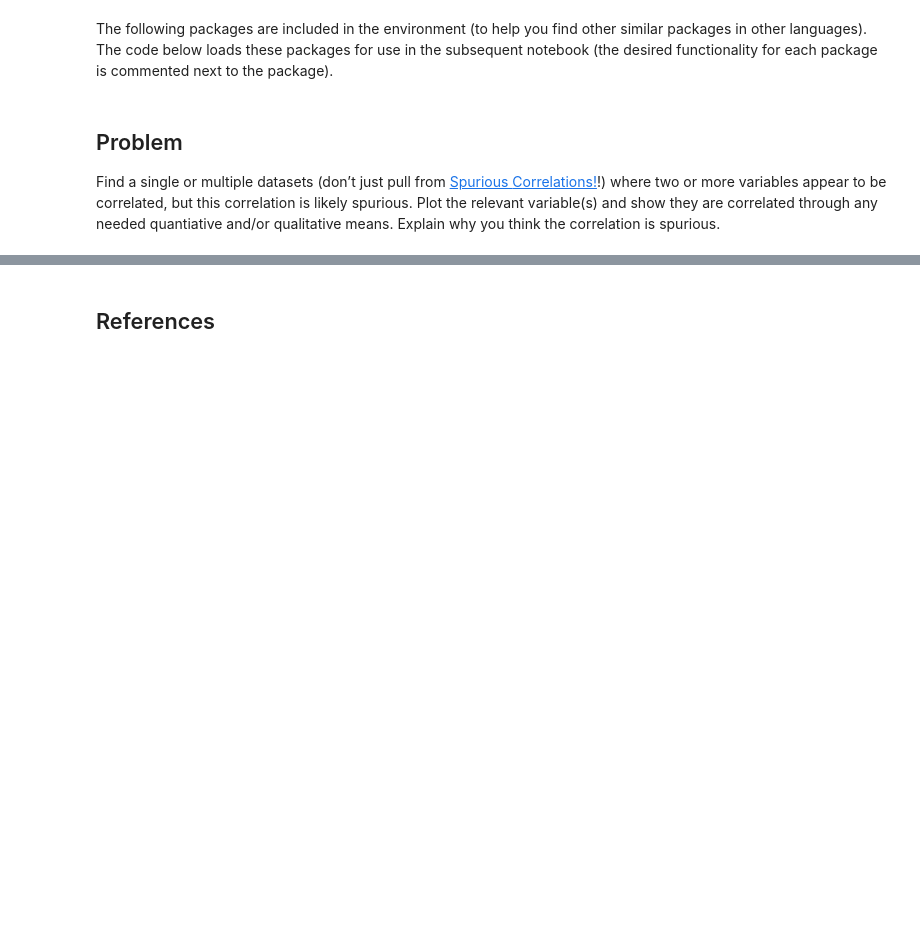
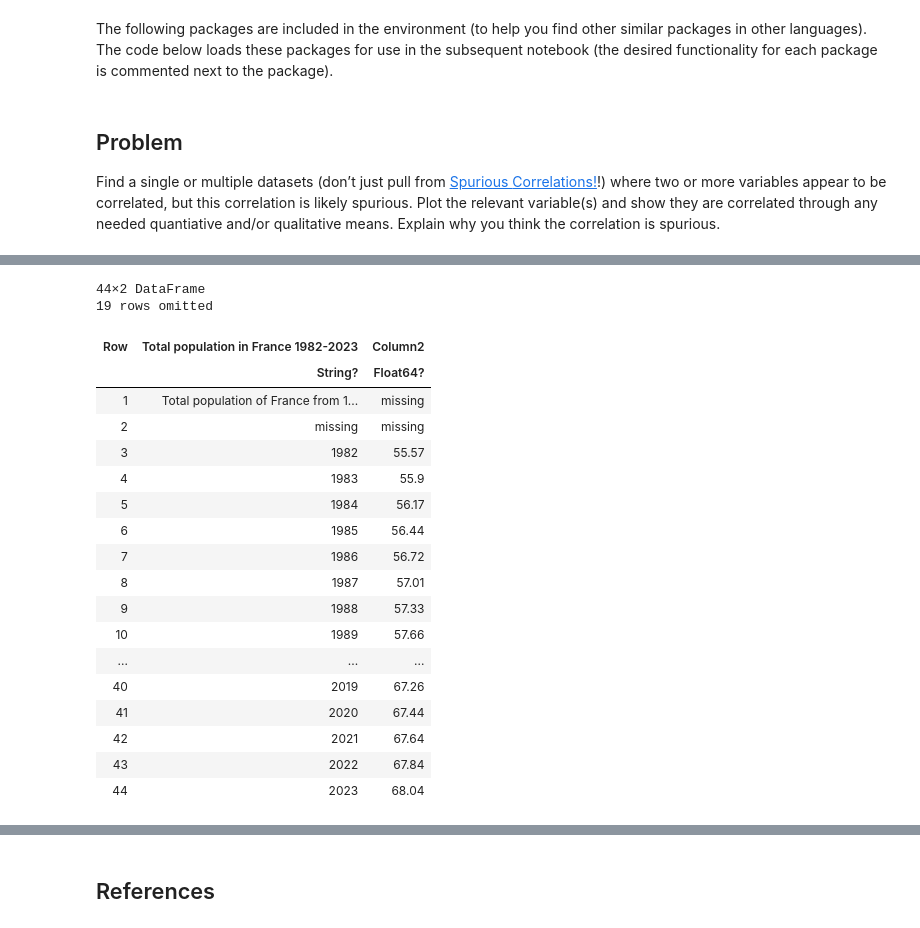
Before and after one commit to anthonynic28/ex_week03_BEE5850, a Jupyter notebook: ex03.ipynb, the cells around one changed output, grey strips where cells are left out. Cells and saved outputs as stored; diff of their text form; code cells hidden in the pictures; blank space fills up the shorter version.

```diff
--- a/ex03.ipynb
+++ b/ex03.ipynb
@@ -49,0 +75,23 @@ Explain why you think the correlation is spurious.
+# %%
+france = CSV.read("statistic_id459939_total-population-in-france-1982-2023.csv", DataFrame)
+# %% [output]
+44×2 DataFrame
+19 rows omitted
+| Row | Total population in France 1982-2023 | Column2 |
+|  | String? | Float64? |
+| 1 | Total population of France from 1... | missing |
+| 2 | missing | missing |
+| 3 | 1982 | 55.57 |
+| 4 | 1983 | 55.9 |
+| 5 | 1984 | 56.17 |
+| 6 | 1985 | 56.44 |
+| 7 | 1986 | 56.72 |
+| 8 | 1987 | 57.01 |
+| 9 | 1988 | 57.33 |
+| 10 | 1989 | 57.66 |
+| ... | ... | ... |
+| 40 | 2019 | 67.26 |
+| 41 | 2020 | 67.44 |
+| 42 | 2021 | 67.64 |
+| 43 | 2022 | 67.84 |
+| 44 | 2023 | 68.04 |
```
Also changed, not shown: parts of 6 cells of this notebook.
